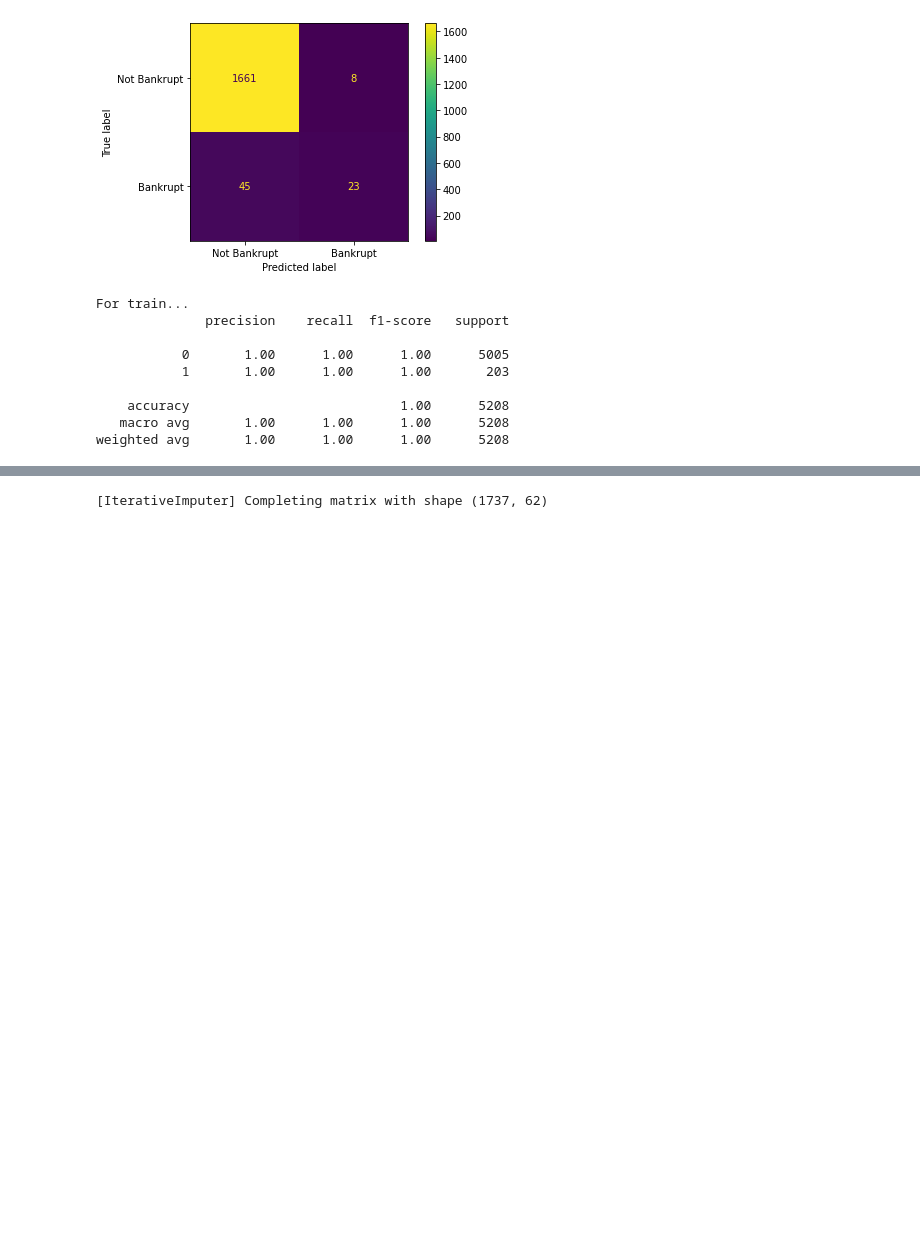
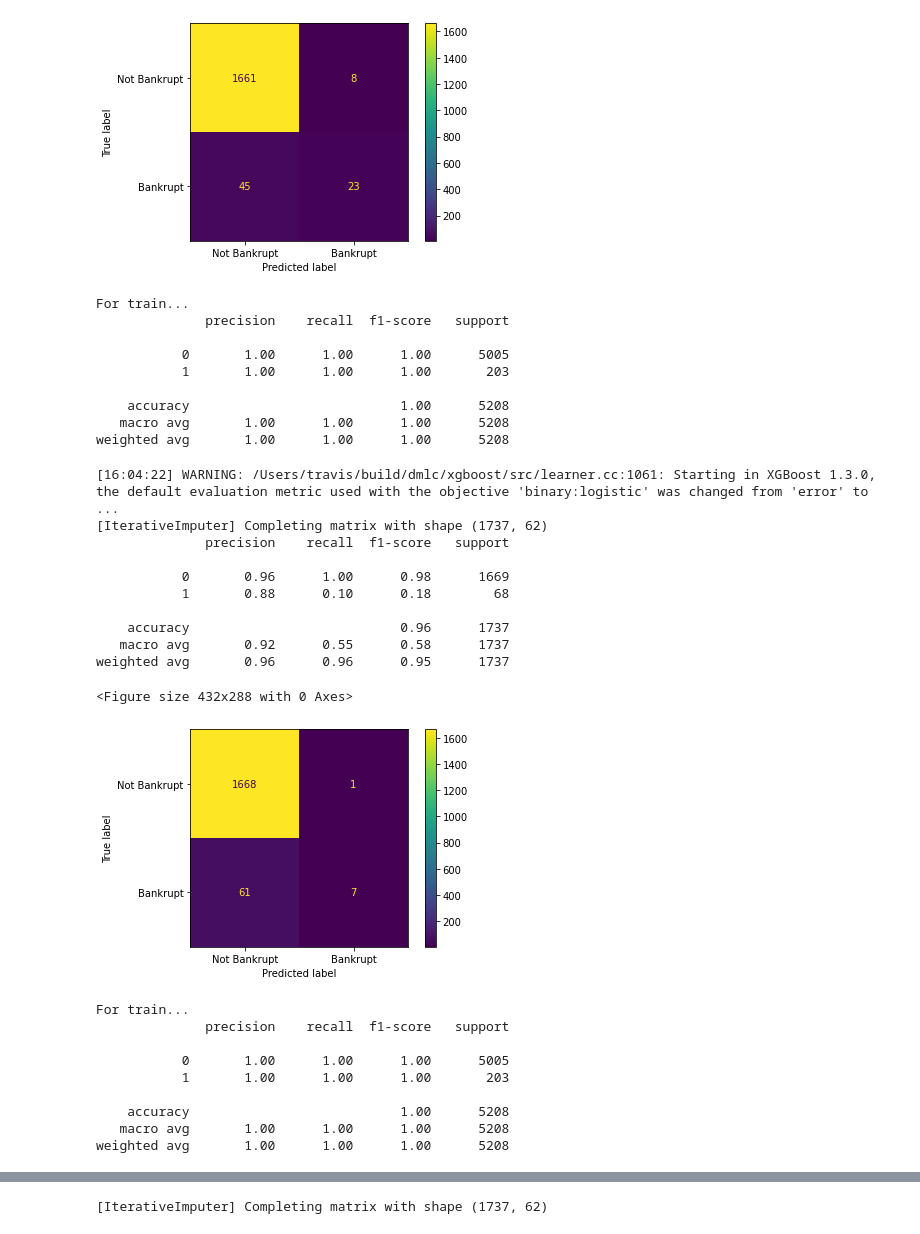
Before and after one commit to cb3101/bankruptcy_prediction, a Jupyter notebook: analysis/RE: missing_vals.ipynb, the cells around one changed output, grey strips where cells are left out. Cells and saved outputs as stored; diff of their text form; code cells hidden in the pictures; blank space fills up the shorter version.

```diff
--- a/analysis/RE: missing_vals.ipynb
+++ b/analysis/RE: missing_vals.ipynb
@@ -532,3 +618,32 @@ For train...
     accuracy                           1.00      5208
    macro avg       1.00      1.00      1.00      5208
 weighted avg       1.00      1.00      1.00      5208
+# %%
+## GOOD VALUE: KNN impute with tol 0.01 and maxiter 32 => f1=46%
+
+from xgboost import XGBClassifier
+
+xgb = XGBClassifier(scale_pos_weight=16)
+xgb = build_model(xgb,X_train_imp,Y_train,None,None,X_test,Y_test,impute_test=True,imputer=knn_imp,scaler=scaler)
+# %% [output]
+[16:04:22] WARNING: /Users/travis/build/dmlc/xgboost/src/learner.cc:1061: Starting in XGBoost 1.3.0, the default evaluation metric used with the objective 'binary:logistic' was changed from 'error' to ...
+[IterativeImputer] Completing matrix with shape (1737, 62)
+              precision    recall  f1-score   support
+
+           0       0.96      1.00      0.98      1669
+           1       0.88      0.10      0.18        68
+
+    accuracy                           0.96      1737
+   macro avg       0.92      0.55      0.58      1737
+weighted avg       0.96      0.96      0.95      1737
+<Figure size 432x288 with 0 Axes>
+[figure, added]
+For train...
+              precision    recall  f1-score   support
+
+           0       1.00      1.00      1.00      5005
+           1       1.00      1.00      1.00       203
+
+    accuracy                           1.00      5208
+   macro avg       1.00      1.00      1.00      5208
+weighted avg       1.00      1.00      1.00      5208
```
Also changed, not shown: parts of 19 cells of this notebook.
